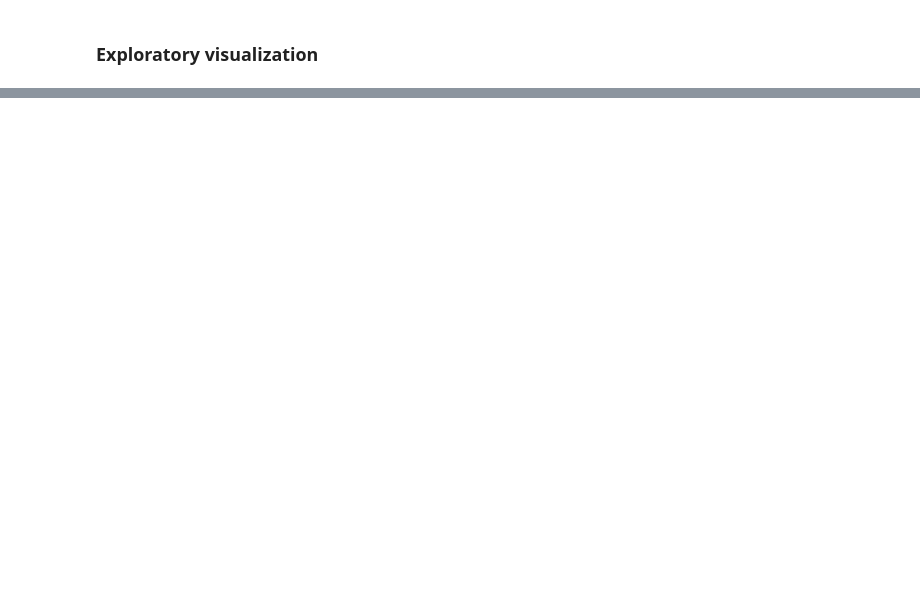
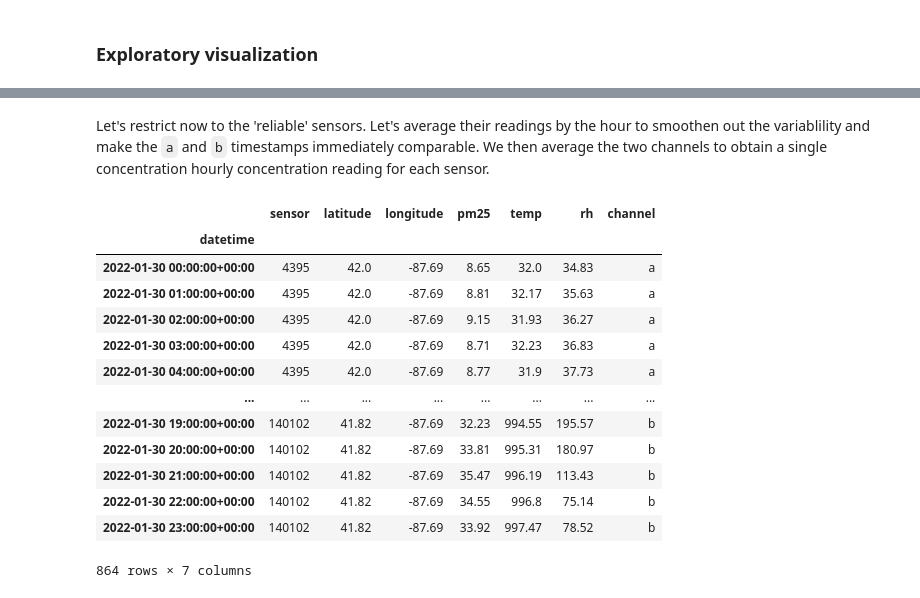
Before and after one commit to code-312/Air-Quality, a Jupyter notebook: notebooks/spatial_variation.ipynb, the cells around one changed output, grey strips where cells are left out. Cells and saved outputs as stored; diff of their text form; code cells hidden in the pictures; blank space fills up the shorter version.

```diff
--- a/notebooks/spatial_variation.ipynb
+++ b/notebooks/spatial_variation.ipynb
@@ -46,0 +126,4 @@ Name: name, dtype: int64
+# %%
+df_acceptable = df_correlations[(df_correlations['corr'] >= 0.9) & (df_correlations['rmse'] <= 5)]
+display(df_acceptable.round(4).T)
+df_acceptable.describe().T.round(4)
@@ -54,0 +160,29 @@ ax = sns.lineplot(data = df[df['sensorID'] == sensor_ids[9]], x = 'hours_elapsed
+# %% [markdown]
+Let's restrict now to the 'reliable' sensors. Let's average their readings by the hour to smoothen out the variablility and make the `a` and `b` timestamps immediately comparable. We then average the two channels to obtain a single concentration hourly concentration reading for each sensor.
+# %%
+# TODO there's gotta be a better way to do this!
+df_hourly_grouped = df[df['sensor'].isin(df_acceptable.index)].groupby(['sensor', 'channel'])
+sensor_channel_groups = []
+for (key, data) in df_hourly_grouped:
+    data = data.groupby(pd.Grouper(key = 'datetime', freq = 'H')).mean()
+    data['channel'] = key[1]
+    sensor_channel_groups.append(data)
+df_hourly = pd.concat(sensor_channel_groups)
+del df_hourly['hours_elapsed']
+del df_hourly['logpm25']
+df_hourly.round(2)
+# %% [output]
+|  | sensor | latitude | longitude | pm25 | temp | rh | channel |
+| datetime |  |  |  |  |  |  |  |
+| 2022-01-30 00:00:00+00:00 | 4395 | 42.0 | -87.69 | 8.65 | 32.0 | 34.83 | a |
+| 2022-01-30 01:00:00+00:00 | 4395 | 42.0 | -87.69 | 8.81 | 32.17 | 35.63 | a |
+| 2022-01-30 02:00:00+00:00 | 4395 | 42.0 | -87.69 | 9.15 | 31.93 | 36.27 | a |
+| 2022-01-30 03:00:00+00:00 | 4395 | 42.0 | -87.69 | 8.71 | 32.23 | 36.83 | a |
+| 2022-01-30 04:00:00+00:00 | 4395 | 42.0 | -87.69 | 8.77 | 31.9 | 37.73 | a |
+| ... | ... | ... | ... | ... | ... | ... | ... |
+| 2022-01-30 19:00:00+00:00 | 140102 | 41.82 | -87.69 | 32.23 | 994.55 | 195.57 | b |
+| 2022-01-30 20:00:00+00:00 | 140102 | 41.82 | -87.69 | 33.81 | 995.31 | 180.97 | b |
+| 2022-01-30 21:00:00+00:00 | 140102 | 41.82 | -87.69 | 35.47 | 996.19 | 113.43 | b |
+| 2022-01-30 22:00:00+00:00 | 140102 | 41.82 | -87.69 | 34.55 | 996.8 | 75.14 | b |
+| 2022-01-30 23:00:00+00:00 | 140102 | 41.82 | -87.69 | 33.92 | 997.47 | 78.52 | b |
+864 rows × 7 columns
```
Also changed, not shown: parts of 20 cells of this notebook.
